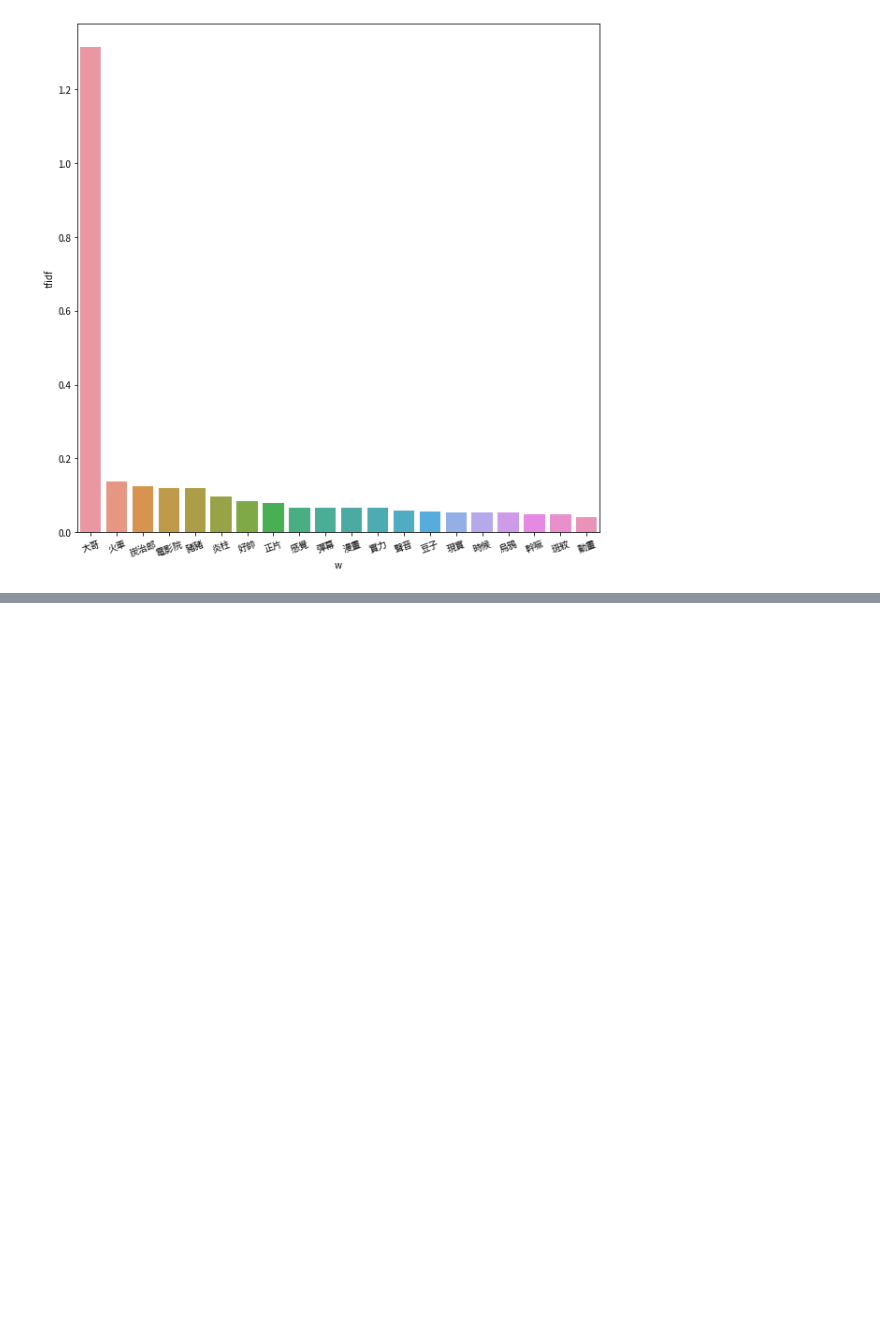
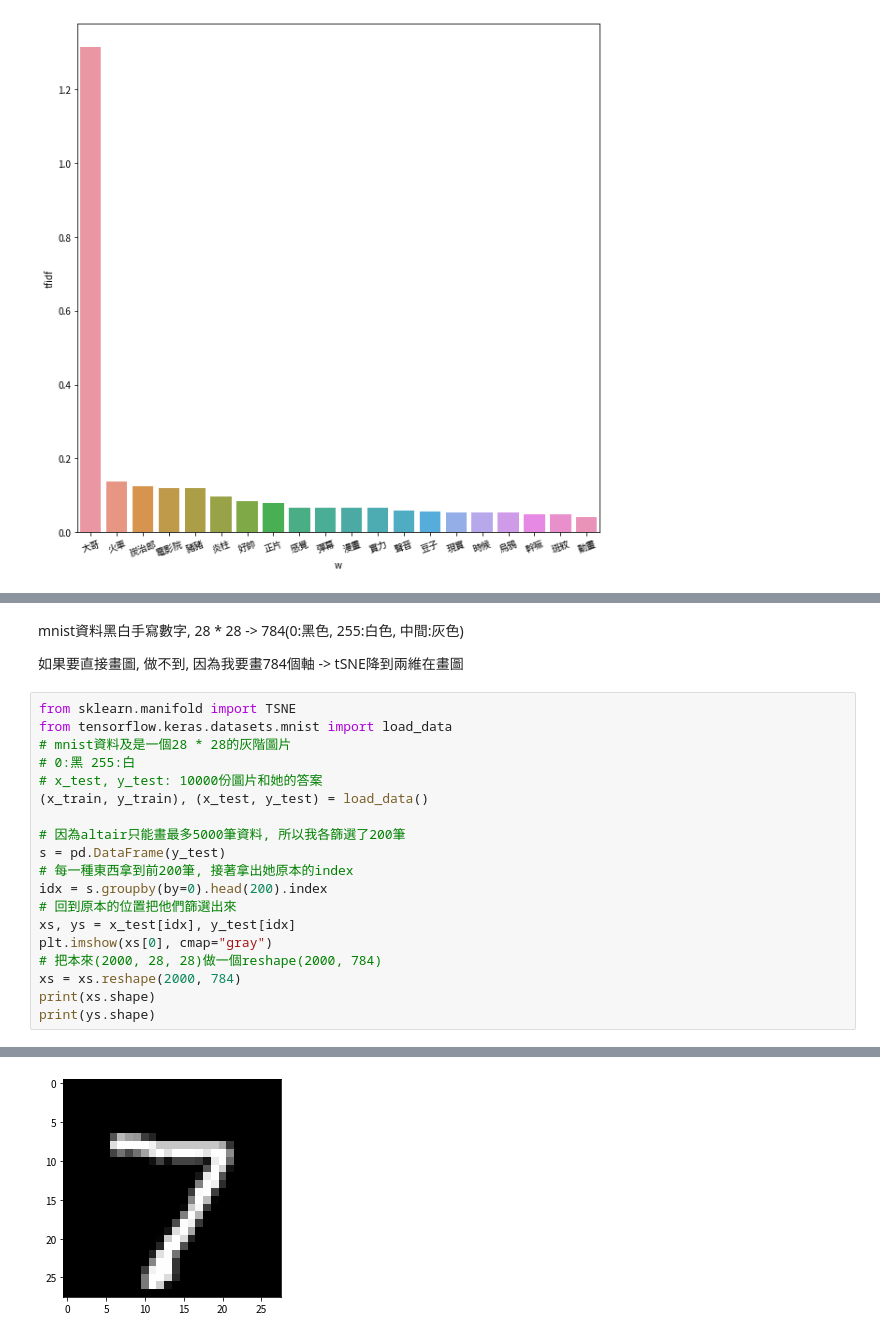
Before and after one commit to Elwing-Chou/kmu, a Jupyter notebook: 0326.ipynb, the cells around one changed output, grey strips where cells are left out. Cells and saved outputs as stored; diff of their text form; blank space fills up the shorter version.

```diff
--- a/0326.ipynb
+++ b/0326.ipynb
@@ -244,0 +272,24 @@ sns.barplot(data=d, x="w", y="tfidf")
+# %% [markdown]
+mnist資料黑白手寫數字, 28 * 28 -> 784(0:黑色, 255:白色, 中間:灰色)
+
+如果要直接畫圖, 做不到, 因為我要畫784個軸 -> tSNE降到兩維在畫圖
+# %%
+from sklearn.manifold import TSNE
+from tensorflow.keras.datasets.mnist import load_data
+# mnist資料及是一個28 * 28的灰階圖片
+# 0:黑 255:白
+# x_test, y_test: 10000份圖片和她的答案
+(x_train, y_train), (x_test, y_test) = load_data()
+
+# 因為altair只能畫最多5000筆資料, 所以我各篩選了200筆
+s = pd.DataFrame(y_test)
+# 每一種東西拿到前200筆, 接著拿出她原本的index
+idx = s.groupby(by=0).head(200).index
+# 回到原本的位置把他們篩選出來
+xs, ys = x_test[idx], y_test[idx]
+plt.imshow(xs[0], cmap="gray")
+# 把本來(2000, 28, 28)做一個reshape(2000, 784)
+xs = xs.reshape(2000, 784)
+print(xs.shape)
+print(ys.shape)
+# %% [output]
@@ -244,0 +300 @@ sns.barplot(data=d, x="w", y="tfidf")
+[figure, added]
```
Also changed, not shown: parts of 8 cells of this notebook.
